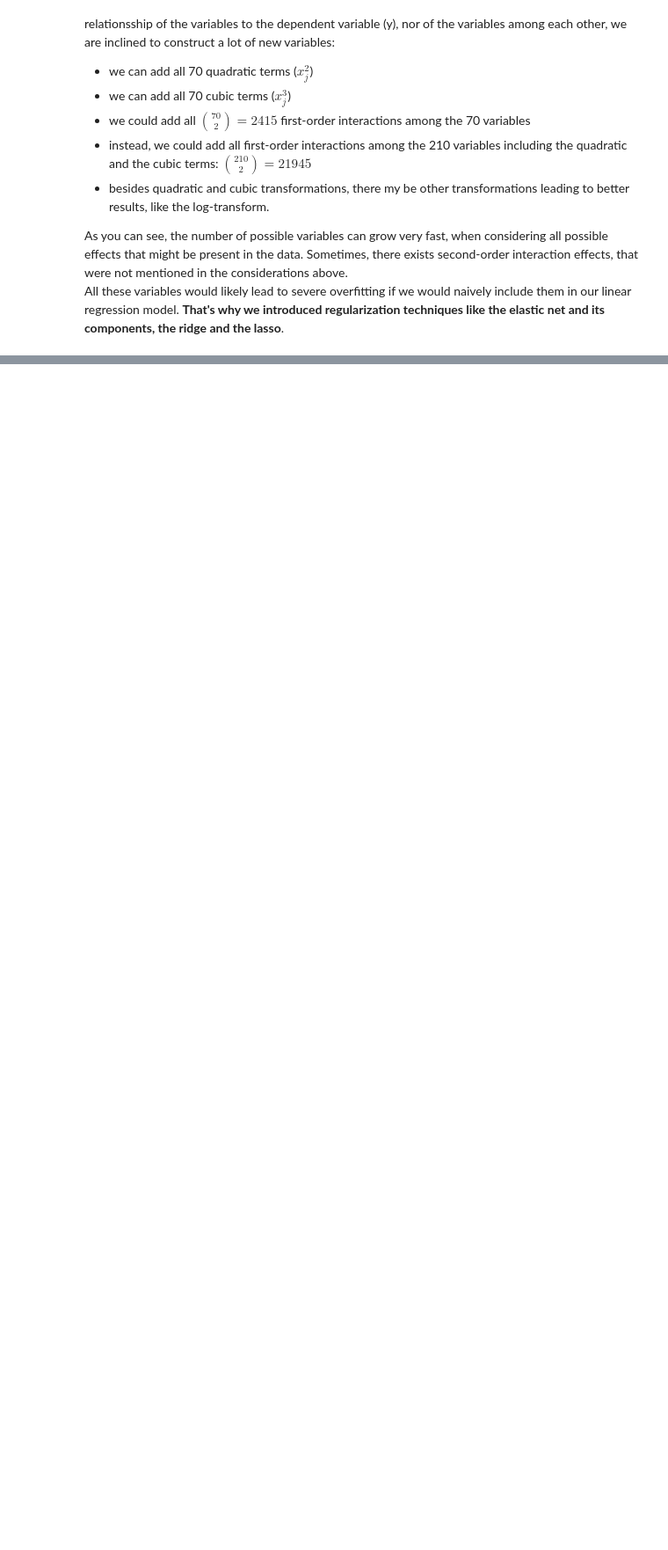
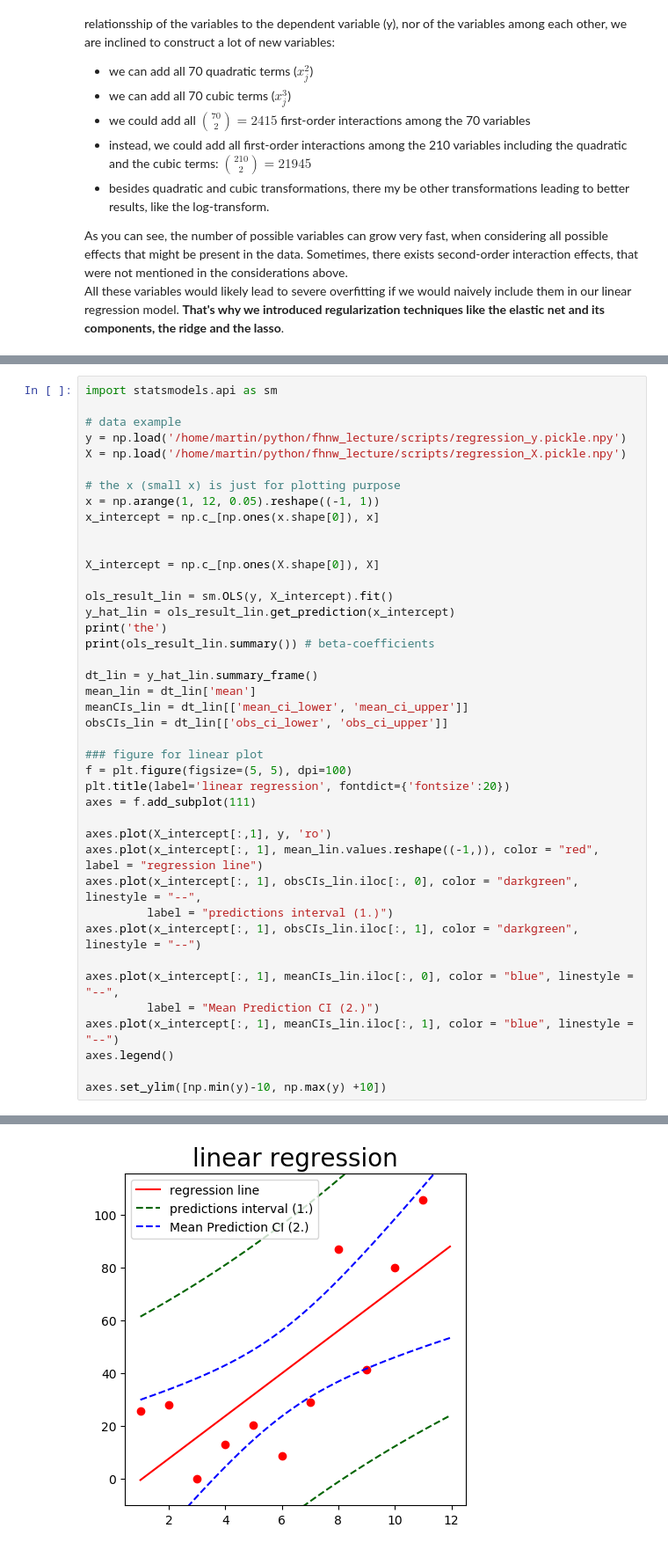
Before and after one commit to nitram-bot/fhnw_lecture, a Jupyter notebook: notebooks/Regression Techniques.ipynb, the cells around one changed output, grey strips where cells are left out. Shown at 88% size. Drawn from its saved outputs; the diff is of its cells as text; blank space fills up the shorter version.

Commit message:
began to work on confidence intervals"

```diff
--- a/notebooks/Regression Techniques.ipynb
+++ b/notebooks/Regression Techniques.ipynb
@@ -719,0 +733,42 @@ Essentially, there are two questions that one could ask after fitting a linear m
+# %%
+import statsmodels.api as sm
+
+# data example
+y = np.load('/home/martin/python/fhnw_lecture/scripts/regression_y.pickle.npy')
+X = np.load('/home/martin/python/fhnw_lecture/scripts/regression_X.pickle.npy')
+
+# the x (small x) is just for plotting purpose
+x = np.arange(1, 12, 0.05).reshape((-1, 1))
+x_intercept = np.c_[np.ones(x.shape[0]), x]
+
+
+X_intercept = np.c_[np.ones(X.shape[0]), X]
+
+ols_result_lin = sm.OLS(y, X_intercept).fit()
+y_hat_lin = ols_result_lin.get_prediction(x_intercept)
+print('the')
+print(ols_result_lin.summary()) # beta-coefficients
+
+dt_lin = y_hat_lin.summary_frame()
+mean_lin = dt_lin['mean']
+meanCIs_lin = dt_lin[['mean_ci_lower', 'mean_ci_upper']]
+obsCIs_lin = dt_lin[['obs_ci_lower', 'obs_ci_upper']]
+
+### figure for linear plot
+f = plt.figure(figsize=(5, 5), dpi=100)
+plt.title(label='linear regression', fontdict={'fontsize':20})
+axes = f.add_subplot(111)
+
+axes.plot(X_intercept[:,1], y, 'ro')
+axes.plot(x_intercept[:, 1], mean_lin.values.reshape((-1,)), color = "red", label = "regression line")
+axes.plot(x_intercept[:, 1], obsCIs_lin.iloc[:, 0], color = "darkgreen", linestyle = "--",
+         label = "predictions interval (1.)")
+axes.plot(x_intercept[:, 1], obsCIs_lin.iloc[:, 1], color = "darkgreen", linestyle = "--")
+
+axes.plot(x_intercept[:, 1], meanCIs_lin.iloc[:, 0], color = "blue", linestyle = "--",
+         label = "Mean Prediction CI (2.)")
+axes.plot(x_intercept[:, 1], meanCIs_lin.iloc[:, 1], color = "blue", linestyle = "--")
+axes.legend()
+
+axes.set_ylim([np.min(y)-10, np.max(y) +10])
+# %% [output]
@@ -719,0 +793 @@ Essentially, there are two questions that one could ask after fitting a linear m
+[figure, added]
```
Also changed, not shown: parts of 5 cells of this notebook, 3 other files.
